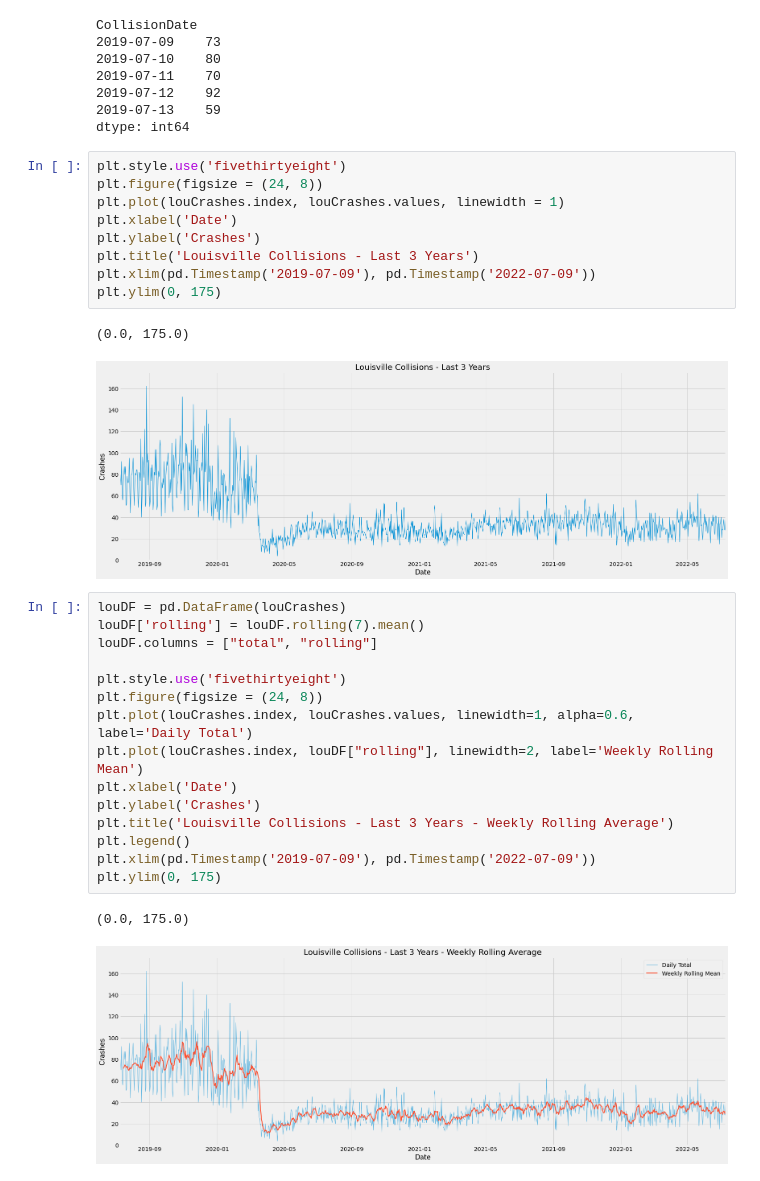
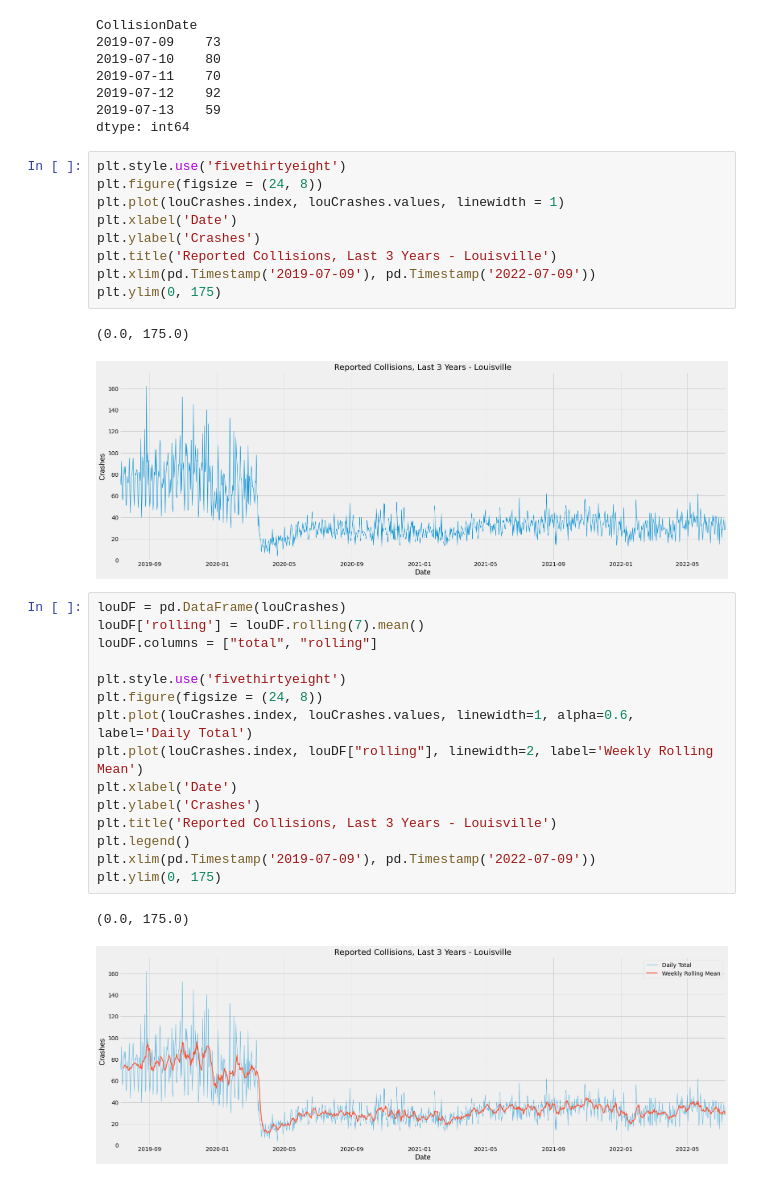
Before and after one commit to orderlogicmachine/covid-crash-compare, a Jupyter notebook: main.ipynb, the cells around one changed output. Saved outputs shown, nothing was run; the diff lists cells and outputs as text.

```diff
--- a/main.ipynb
+++ b/main.ipynb
@@ -184,15 +174,15 @@ dtype: int64
 # %%
 plt.style.use('fivethirtyeight')
 plt.figure(figsize = (24, 8))
 plt.plot(louCrashes.index, louCrashes.values, linewidth = 1)
 plt.xlabel('Date')
 plt.ylabel('Crashes')
-plt.title('Louisville Collisions - Last 3 Years')
+plt.title('Reported Collisions, Last 3 Years - Louisville')
 plt.xlim(pd.Timestamp('2019-07-09'), pd.Timestamp('2022-07-09'))
 plt.ylim(0, 175)
 # %% [output]
 (0.0, 175.0)
-[figure, old version]
+[figure, new version]
 # %%
 louDF = pd.DataFrame(louCrashes)
 louDF['rolling'] = louDF.rolling(7).mean()
@@ -204,10 +194,10 @@ plt.plot(louCrashes.index, louCrashes.values, linewidth=1, alpha=0.6, label='Dai
 plt.plot(louCrashes.index, louDF["rolling"], linewidth=2, label='Weekly Rolling Mean')
 plt.xlabel('Date')
 plt.ylabel('Crashes')
-plt.title('Louisville Collisions - Last 3 Years - Weekly Rolling Average')
+plt.title('Reported Collisions, Last 3 Years - Louisville')
 plt.legend()
 plt.xlim(pd.Timestamp('2019-07-09'), pd.Timestamp('2022-07-09'))
 plt.ylim(0, 175)
 # %% [output]
 (0.0, 175.0)
-[figure, old version]
+[figure, new version]
```
Also changed, not shown: parts of 4 cells of this notebook, 1 other file.
